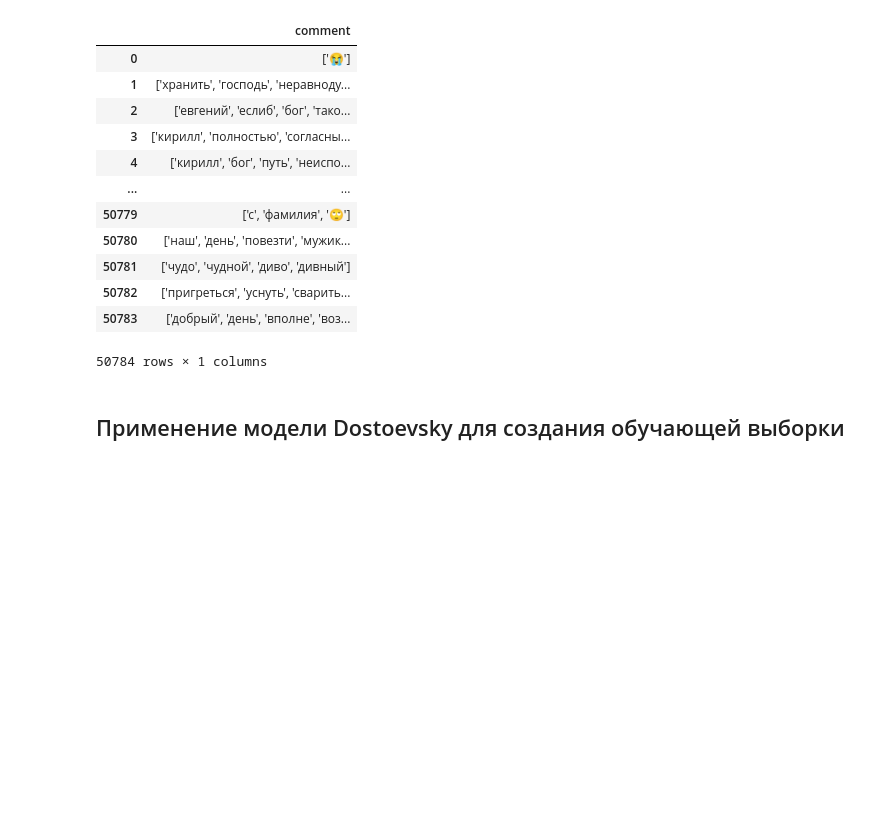
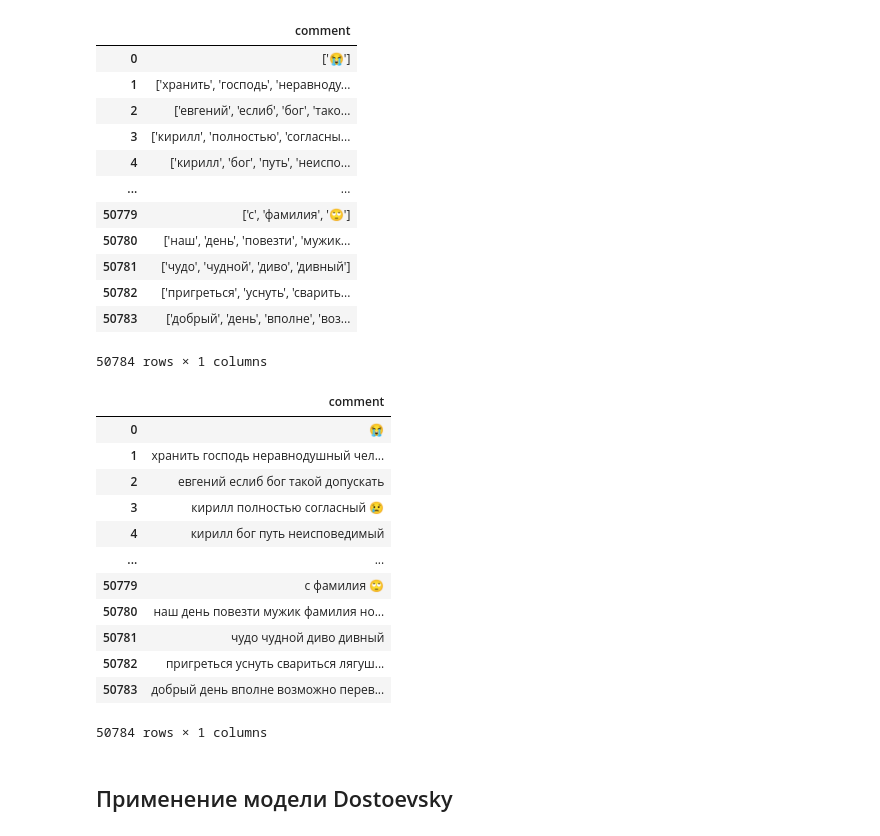
Before and after one commit to maximvscow/vk_data, a Jupyter notebook: Tonality.ipynb, the cells around one changed output. Saved outputs shown, nothing was run; the diff lists cells and outputs as text; code cells hidden in the pictures; blank space fills up the shorter version.

```diff
--- a/Tonality.ipynb
+++ b/Tonality.ipynb
@@ -115,5 +77,33 @@ comments
 | 50782 | ['пригреться', 'уснуть', 'сварить... |
 | 50783 | ['добрый', 'день', 'вполне', 'воз... |
 50784 rows × 1 columns
+# %%
+def str_to_list(i):
+    new_list = eval(i)
+    return new_list
+# %%
+comments['comment'] = comments['comment'].apply(str_to_list)
+# %%
+def list_to_str(doc):
+    string = ' '.join(doc)
+    return string
+# %%
+comments['comment'] = comments['comment'].apply(list_to_str)
+# %%
+comments
+# %% [output]
+|  | comment |
+| 0 | 😭 |
+| 1 | хранить господь неравнодушный чел... |
+| 2 | евгений еслиб бог такой допускать |
+| 3 | кирилл полностью согласный 😢 |
+| 4 | кирилл бог путь неисповедимый |
+| ... | ... |
+| 50779 | с фамилия 🙄 |
+| 50780 | наш день повезти мужик фамилия но... |
+| 50781 | чудо чудной диво дивный |
+| 50782 | пригреться уснуть свариться лягуш... |
+| 50783 | добрый день вполне возможно перев... |
+50784 rows × 1 columns
 # %% [markdown]
-## Применение модели Dostoevsky для создания обучающей выборки
+## Применение модели Dostoevsky
```
Also changed, not shown: parts of 32 cells of this notebook, 1 other file.
